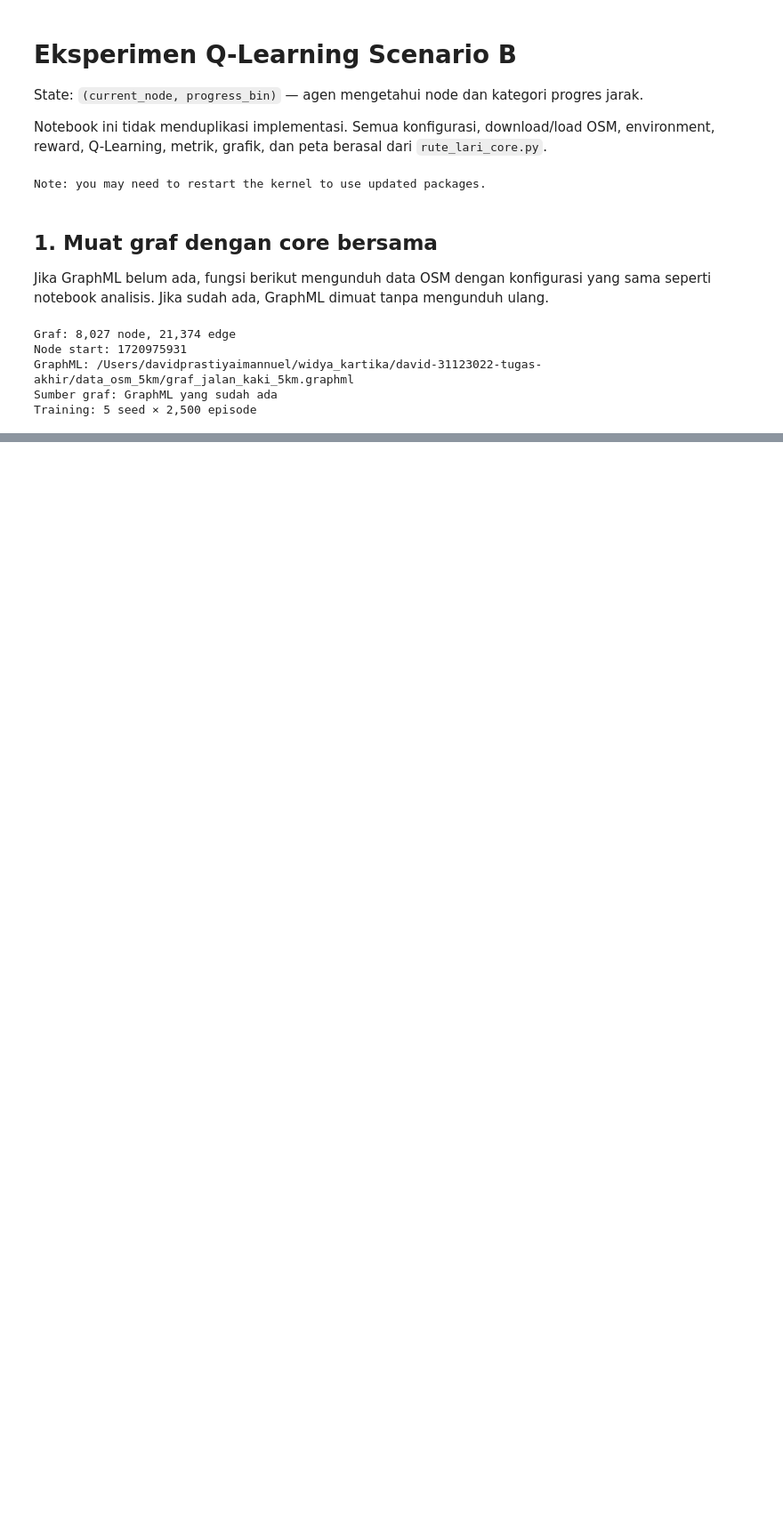
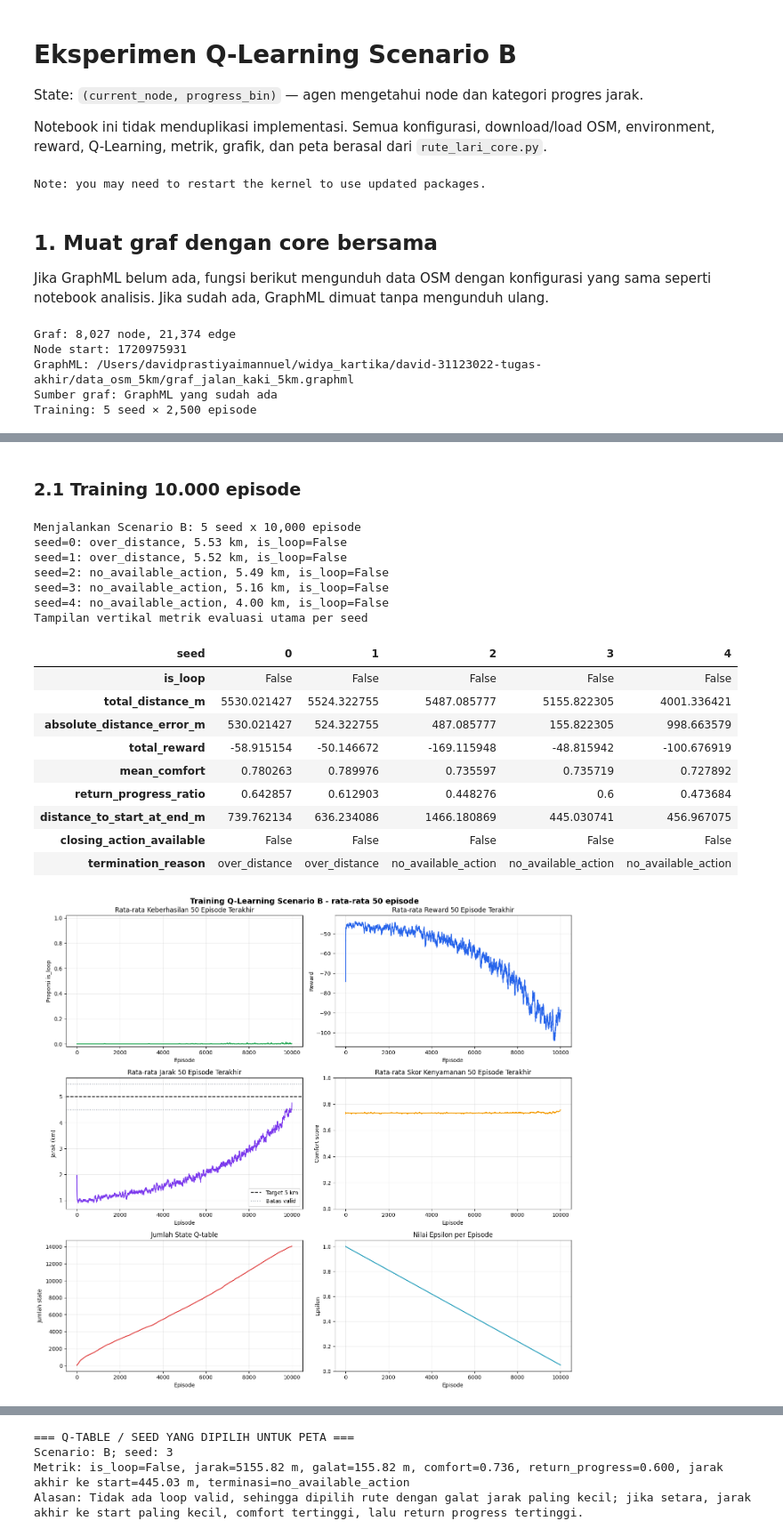
Before and after one commit to davidimannuel/uwika-ta-31123022-2026, a Jupyter notebook: scenario_B.ipynb, the cells around one changed output, grey strips where cells are left out. Shown at 89% size. Drawn from its saved outputs; the diff is of its cells as text; code cells hidden in the pictures; blank space fills up the shorter version.

Commit message:
improvement by increasing episodes

```diff
--- a/scenario_B.ipynb
+++ b/scenario_B.ipynb
@@ -46,4 +41,0 @@ Cell ini menjalankan satu scenario saja. Hasilnya menampilkan tabel vertikal met
-# %%
-# Reload juga di cell ini agar aman bila cell training dijalankan ulang sendiri.
-importlib.reload(rute_lari_core)
-result_b = rute_lari_core.run_scenario_experiment(G, START_NODE, 'B')
@@ -81,0 +48,30 @@ Peta: /Users/davidprastiyaimannuel/widya_kartika/david-31123022-tugas-akhir/hasi
+# %% [markdown]
+### 2.1 Training 10.000 episode
+# %%
+import importlib
+# Memastikan kernel memakai versi core terbaru yang mendukung parameter episodes.
+importlib.reload(rute_lari_core)
+
+result_b_10000 = rute_lari_core.run_scenario_experiment(
+    G, START_NODE, 'B', episodes=10_000,
+    result_subdir='sensitivitas_episode_10000_B',
+)
+# %% [output]
+Menjalankan Scenario B: 5 seed x 10,000 episode
+seed=0: over_distance, 5.53 km, is_loop=False
+seed=1: over_distance, 5.52 km, is_loop=False
+seed=2: no_available_action, 5.49 km, is_loop=False
+seed=3: no_available_action, 5.16 km, is_loop=False
+seed=4: no_available_action, 4.00 km, is_loop=False
+Tampilan vertikal metrik evaluasi utama per seed
+| seed | 0 | 1 | 2 | 3 | 4 |
+| is_loop | False | False | False | False | False |
+| total_distance_m | 5530.021427 | 5524.322755 | 5487.085777 | 5155.822305 | 4001.336421 |
+| absolute_distance_error_m | 530.021427 | 524.322755 | 487.085777 | 155.822305 | 998.663579 |
+| total_reward | -58.915154 | -50.146672 | -169.115948 | -48.815942 | -100.676919 |
+| mean_comfort | 0.780263 | 0.789976 | 0.735597 | 0.735719 | 0.727892 |
+| return_progress_ratio | 0.642857 | 0.612903 | 0.448276 | 0.6 | 0.473684 |
+| distance_to_start_at_end_m | 739.762134 | 636.234086 | 1466.180869 | 445.030741 | 456.967075 |
+| closing_action_available | False | False | False | False | False |
+| termination_reason | over_distance | over_distance | no_available_action | no_available_action | no_available_action |
+[figure, added]
@@ -81,0 +79,4 @@ Peta: /Users/davidprastiyaimannuel/widya_kartika/david-31123022-tugas-akhir/hasi
+=== Q-TABLE / SEED YANG DIPILIH UNTUK PETA ===
+Scenario: B; seed: 3
+Metrik: is_loop=False, jarak=5155.82 m, galat=155.82 m, comfort=0.736, return_progress=0.600, jarak akhir ke start=445.03 m, terminasi=no_available_action
+Alasan: Tidak ada loop valid, sehingga dipilih rute dengan galat jarak paling kecil; jika setara, jarak akhir ke start paling kecil, comfort tertinggi, lalu return progress tertinggi.
```
Also changed, not shown: parts of 15 cells of this notebook, 5 other files.
